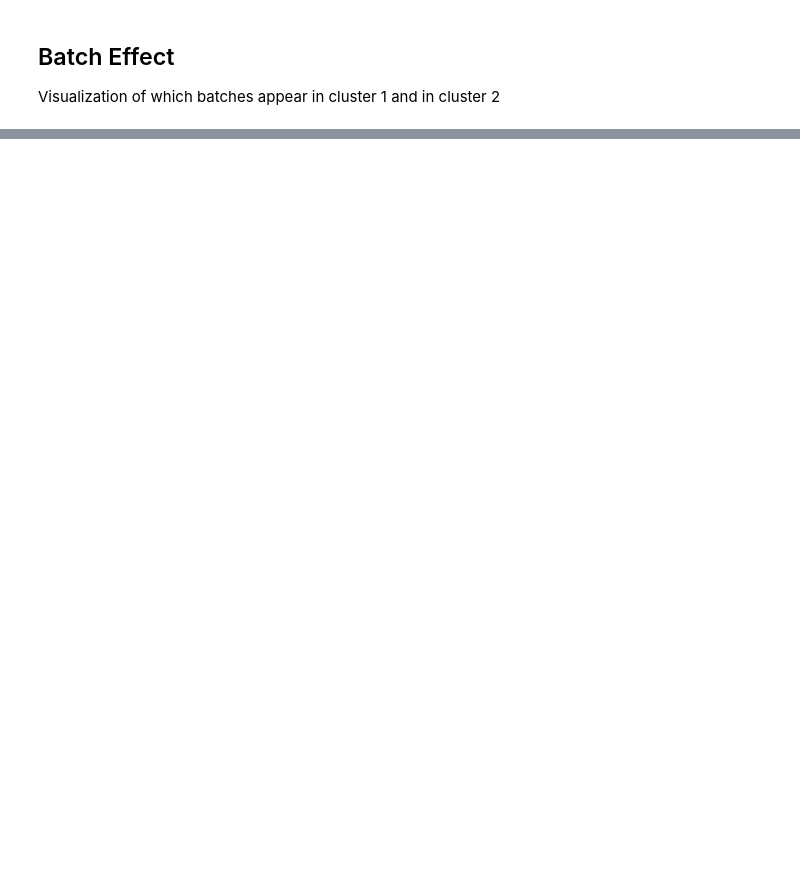
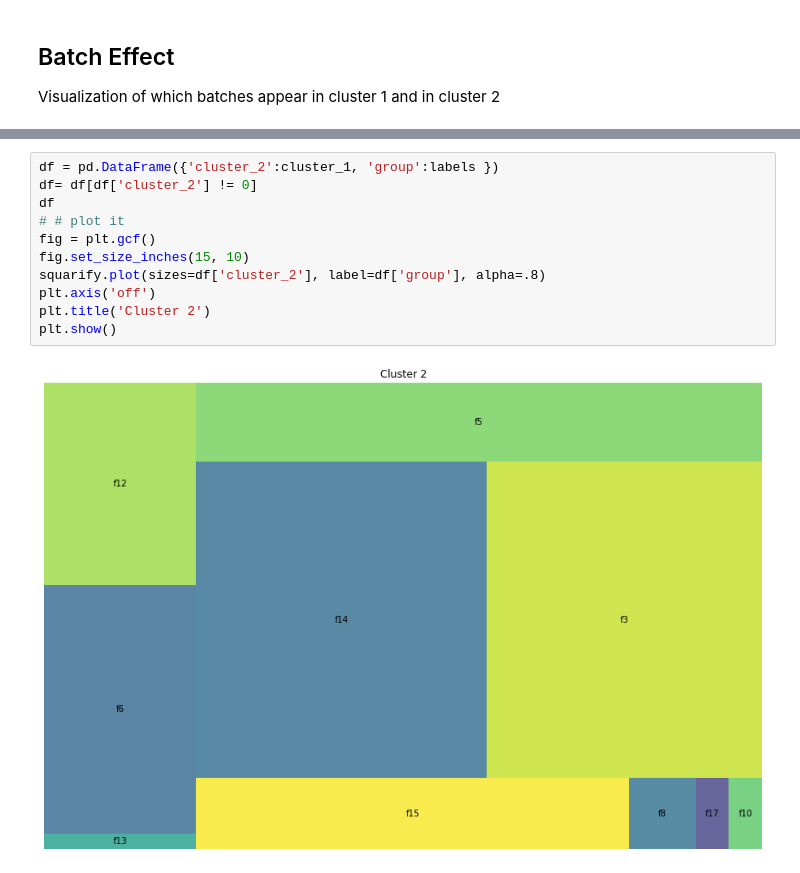
Before and after one commit to humpyreddy96/ClusterAnalysis, a Jupyter notebook: scGAMClusterAnalysis.ipynb, the cells around one changed output, grey strips where cells are left out. Cells and saved outputs as stored; diff of their text form; blank space fills up the shorter version.

```diff
--- a/scGAMClusterAnalysis.ipynb
+++ b/scGAMClusterAnalysis.ipynb
@@ -204,0 +199,13 @@ Text(0.5, 1.0, 'Cluster 2')
+# %%
+df = pd.DataFrame({'cluster_2':cluster_1, 'group':labels })
+df= df[df['cluster_2'] != 0]
+df
+# # plot it
+fig = plt.gcf()
+fig.set_size_inches(15, 10)
+squarify.plot(sizes=df['cluster_2'], label=df['group'], alpha=.8)
+plt.axis('off')
+plt.title('Cluster 2')
+plt.show()
+# %% [output]
+[figure, added]
```
Also changed, not shown: parts of 11 cells of this notebook.
